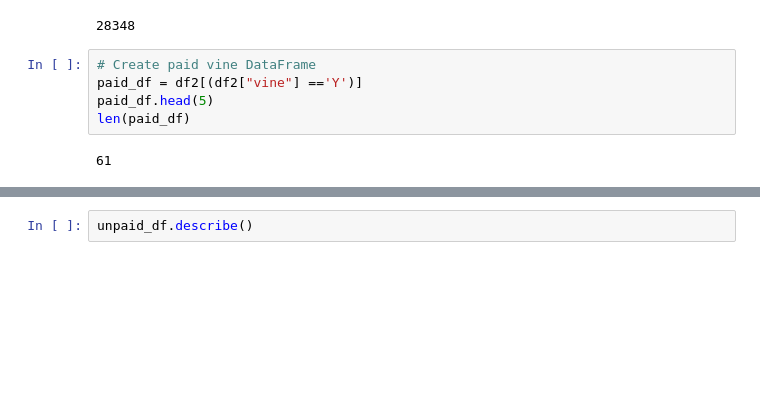
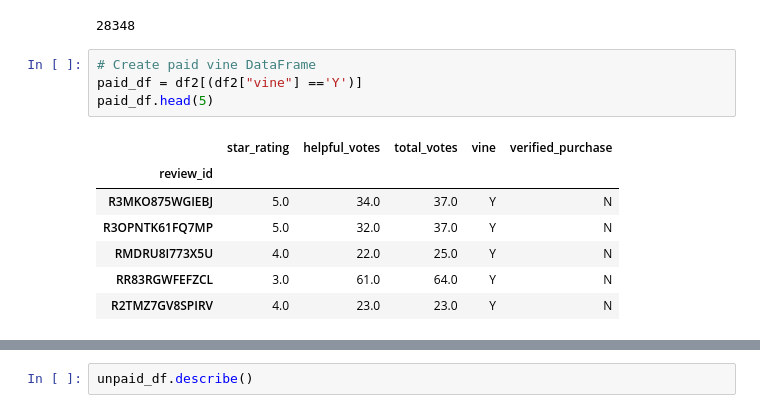
Before and after one commit to vijaycse/Amazon_Vine_Analysis, a Jupyter notebook: Vine_Review_Analysis.ipynb, the cells around one changed output, grey strips where cells are left out. Cells and saved outputs as stored; diff of their text form; blank space fills up the shorter version.

```diff
--- a/Vine_Review_Analysis.ipynb
+++ b/Vine_Review_Analysis.ipynb
@@ -44,10 +44,15 @@ len(df2)
 # %%
 # Create paid vine DataFrame
 paid_df = df2[(df2["vine"] =='Y')]
 paid_df.head(5)
-len(paid_df)
 # %% [output]
-61
+|  | star_rating | helpful_votes | total_votes | vine | verified_purchase |
+| review_id |  |  |  |  |  |
+| R3MKO875WGIEBJ | 5.0 | 34.0 | 37.0 | Y | N |
+| R3OPNTK61FQ7MP | 5.0 | 32.0 | 37.0 | Y | N |
+| RMDRU8I773X5U | 4.0 | 22.0 | 25.0 | Y | N |
+| RR83RGWFEFZCL | 3.0 | 61.0 | 64.0 | Y | N |
+| R2TMZ7GV8SPIRV | 4.0 | 23.0 | 23.0 | Y | N |
 # %%
 # Create unpaid vine DataFrame
 unpaid_df = df2[(df2["vine"] =='N')]
```
Also changed, not shown: parts of 1 cell of this notebook, 3 other files.
